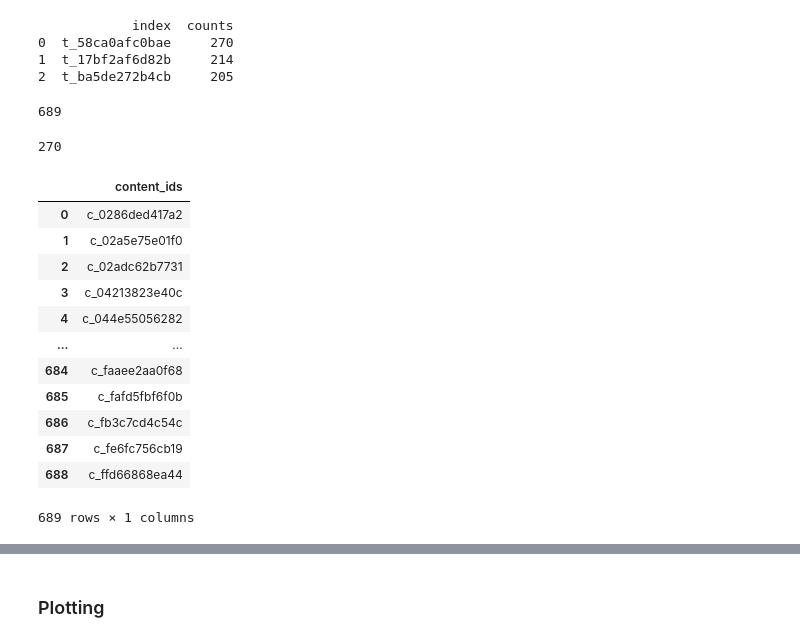
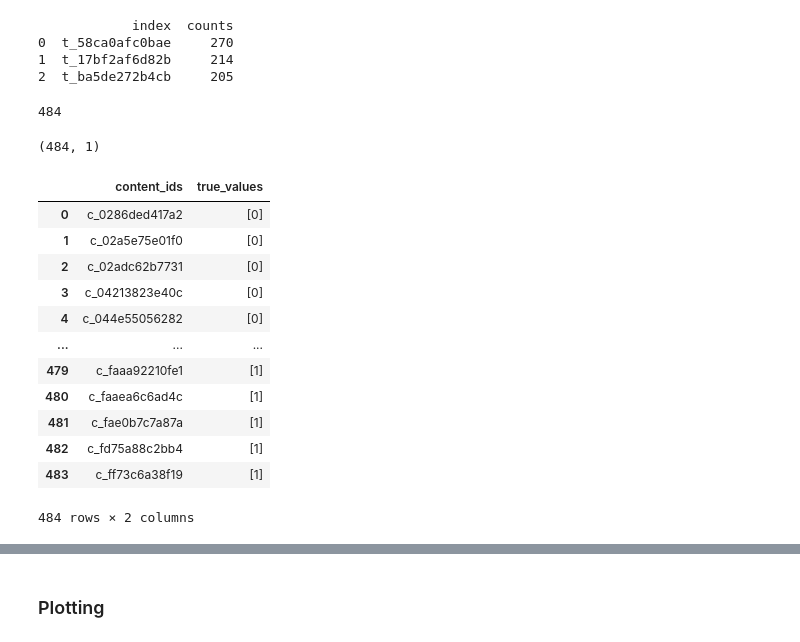
Before and after one commit to ghufran1942/SIE533, a Jupyter notebook: SIE533_Project_English.ipynb, the cells around one changed output, grey strips where cells are left out. Saved outputs shown, nothing was run; the diff lists cells and outputs as text; code cells hidden in the pictures.

```diff
--- a/SIE533_Project_English.ipynb
+++ b/SIE533_Project_English.ipynb
@@ -70,7 +70,7 @@ new_english_filtered_correlation = exploded_english_filtered_correlation["topic_
 # Get topics that have the highest amount of content available
 top_topics = new_english_filtered_correlation.iloc[0:3]
 print(top_topics)
-first_topic, second_topic, third_topic = top_topics.iloc[0,0], top_topics.iloc[1,0], top_topics.iloc[2,0]
+first_topic, second_topic = top_topics.iloc[0,0], top_topics.iloc[1,0]
 # %% [output]
             index  counts
 0  t_58ca0afc0bae     270
@@ -83,33 +83,37 @@ third_topic_content = english_filtered_correlation[english_filtered_correlation[
 # %%
 first_list = first_topic_content.str.split().tolist()
 second_list = second_topic_content.str.split().tolist()
-third_list = third_topic_content.str.split().tolist()
-final_list = first_list[0] + second_list[0] + third_list[0]
+# third_list = third_topic_content.str.split().tolist()
+final_list = first_list[0] + second_list[0] #+ third_list[0]
 len(final_list)
 # %% [output]
-689
+484
 # %%
-len(first_list[0])
-clustering =
+zeros = np.zeros((len(first_list[0]),1), dtype=int)
+ones = np.ones((len(second_list[0]),1), dtype=int)
+# twos = 2*np.ones((len(third_list[0]),1), dtype=int)
+
+result_array = np.concatenate((zeros, ones))
+result_array.shape
 # %% [output]
-270
+(484, 1)
 # %%
-curriculum_dataframe = pd.DataFrame({"content_ids":final_list})
+curriculum_dataframe = pd.DataFrame({"content_ids" : final_list, "true_values" : result_array.tolist()})
 curriculum_dataframe
 # %% [output]
-|  | content_ids |
-| 0 | c_0286ded417a2 |
-| 1 | c_02a5e75e01f0 |
-| 2 | c_02adc62b7731 |
-| 3 | c_04213823e40c |
-| 4 | c_044e55056282 |
-| ... | ... |
-| 684 | c_faaee2aa0f68 |
-| 685 | c_fafd5fbf6f0b |
-| 686 | c_fb3c7cd4c54c |
-| 687 | c_fe6fc756cb19 |
-| 688 | c_ffd66868ea44 |
+|  | content_ids | true_values |
+| 0 | c_0286ded417a2 | [0] |
+| 1 | c_02a5e75e01f0 | [0] |
+| 2 | c_02adc62b7731 | [0] |
+| 3 | c_04213823e40c | [0] |
+| 4 | c_044e55056282 | [0] |
+| ... | ... | ... |
+| 479 | c_faaa92210fe1 | [1] |
+| 480 | c_faaea6c6ad4c | [1] |
+| 481 | c_fae0b7c7a87a | [1] |
+| 482 | c_fd75a88c2bb4 | [1] |
+| 483 | c_ff73c6a38f19 | [1] |
-689 rows × 1 columns
+484 rows × 2 columns
 # %%
 new_curriculum_dataframe = pd.merge(curriculum_dataframe,english_filtered_content,left_on="content_ids", right_on="id").drop(["id", "language", "kind", "license", "copyright_holder"],axis=1)
 new_curriculum_dataframe
```
Also changed, not shown: parts of 14 cells of this notebook.
